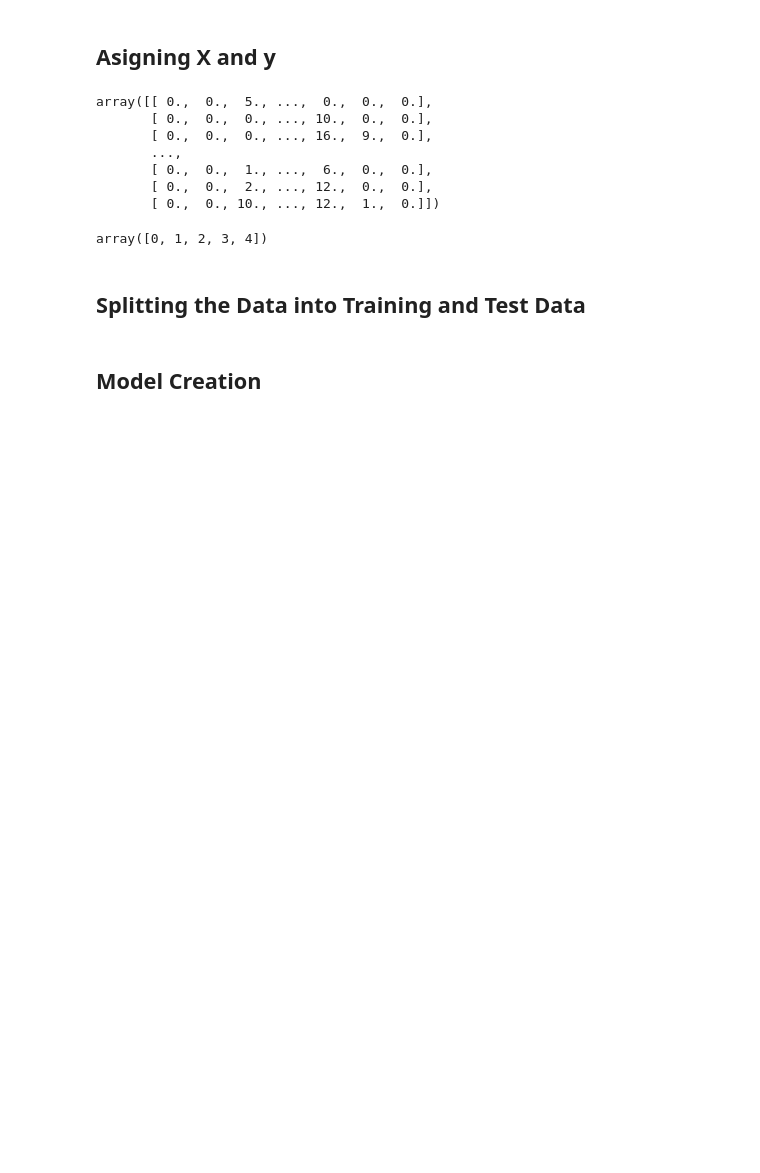
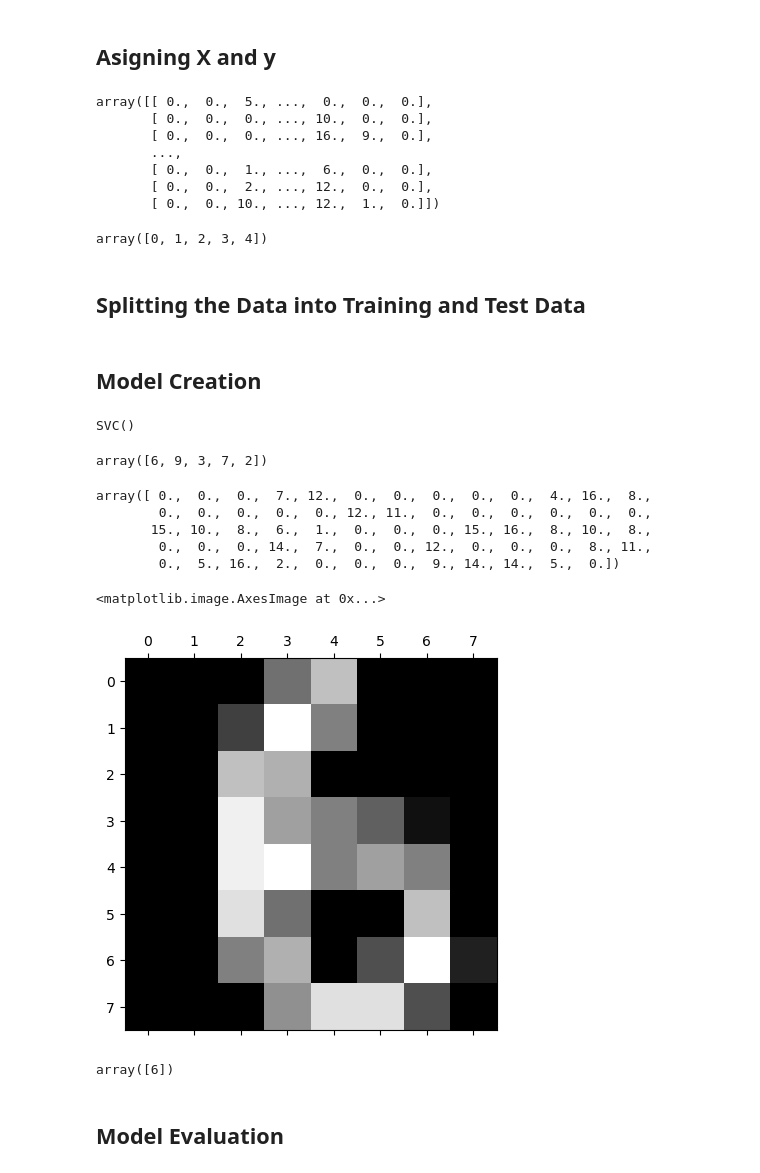
Before and after one commit to markdhareal/support-vector-machine-model, a Jupyter notebook: notebook/support-vector-machine.ipynb, the cells around one changed output. Drawn from its saved outputs; the diff is of its cells as text; code cells hidden in the pictures; blank space fills up the shorter version.

Commit message:
Model Evaluation

```diff
--- a/notebook/support-vector-machine.ipynb
+++ b/notebook/support-vector-machine.ipynb
@@ -61,3 +61,34 @@ X_train, X_test, y_train, y_test = train_test_split(X,y,test_size=0.3, random_st
 ## Model Creation
 # %%
 sup_vm_model = SVC()
+# %%
+sup_vm_model.fit(X_train, y_train)
+# %% [output]
+SVC()
+# %%
+y_pred = sup_vm_model.predict(X_test)
+y_pred[:5]
+# %% [output]
+array([6, 9, 3, 7, 2])
+# %%
+f_digit = X_test[0]
+f_digit
+# %% [output]
+array([ 0.,  0.,  0.,  7., 12.,  0.,  0.,  0.,  0.,  0.,  4., 16.,  8.,
+        0.,  0.,  0.,  0.,  0., 12., 11.,  0.,  0.,  0.,  0.,  0.,  0.,
+       15., 10.,  8.,  6.,  1.,  0.,  0.,  0., 15., 16.,  8., 10.,  8.,
+        0.,  0.,  0., 14.,  7.,  0.,  0., 12.,  0.,  0.,  0.,  8., 11.,
+        0.,  5., 16.,  2.,  0.,  0.,  0.,  9., 14., 14.,  5.,  0.])
+# %%
+re_shaped = f_digit.reshape(8,8)
+plt.matshow(re_shaped)
+# %% [output]
+<matplotlib.image.AxesImage at 0x...>
+[figure, added]
+# %%
+pred = sup_vm_model.predict([X_test[0]])
+pred
+# %% [output]
+array([6])
+# %% [markdown]
+## Model Evaluation
```
